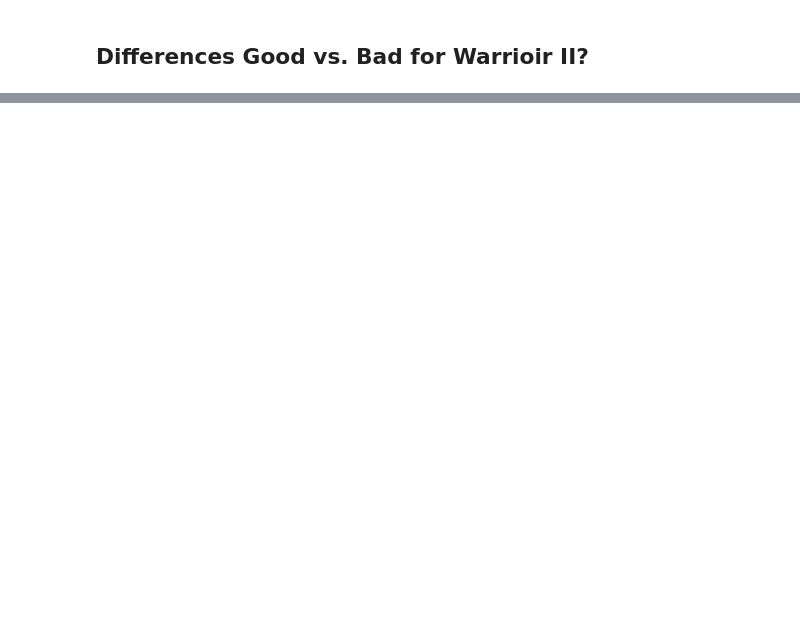
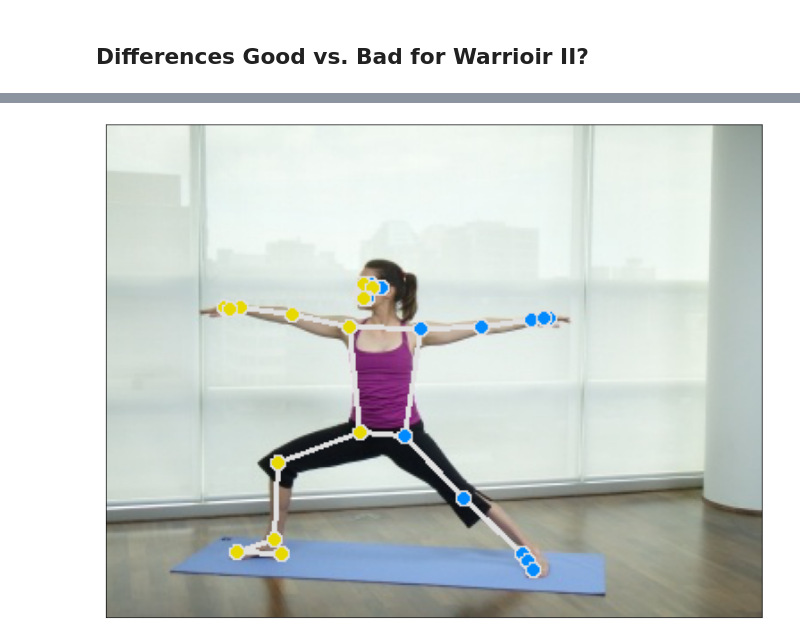
Before and after one commit to alec-flowers/visual_intelligence, a Jupyter notebook: notebooks/baseline_models.ipynb, the cells around one changed output, grey strips where cells are left out. Saved outputs shown, nothing was run; the diff lists cells and outputs as text; code cells hidden in the pictures; blank space fills up the shorter version.

```diff
--- a/notebooks/baseline_models.ipynb
+++ b/notebooks/baseline_models.ipynb
@@ -150,0 +152,5 @@ plot_3d_keypoints(numpy_data_world[i].T[0], numpy_data_world[i].T[1],numpy_data_
+# %%
+i = 514
+plot_image(annotated_images[i])
+# %% [output]
+[figure, added]
```
Also changed, not shown: parts of 85 cells of this notebook, 1 other file.
